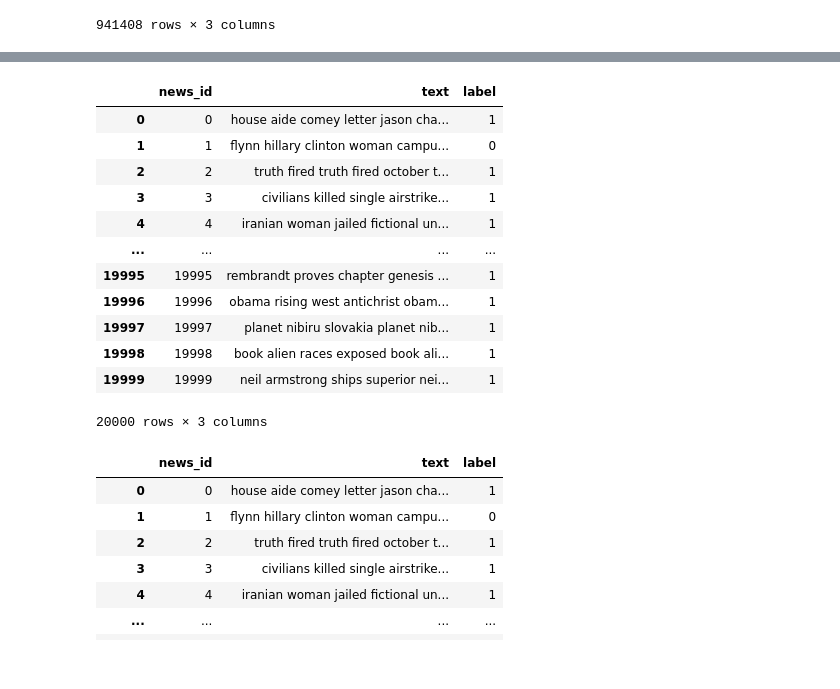
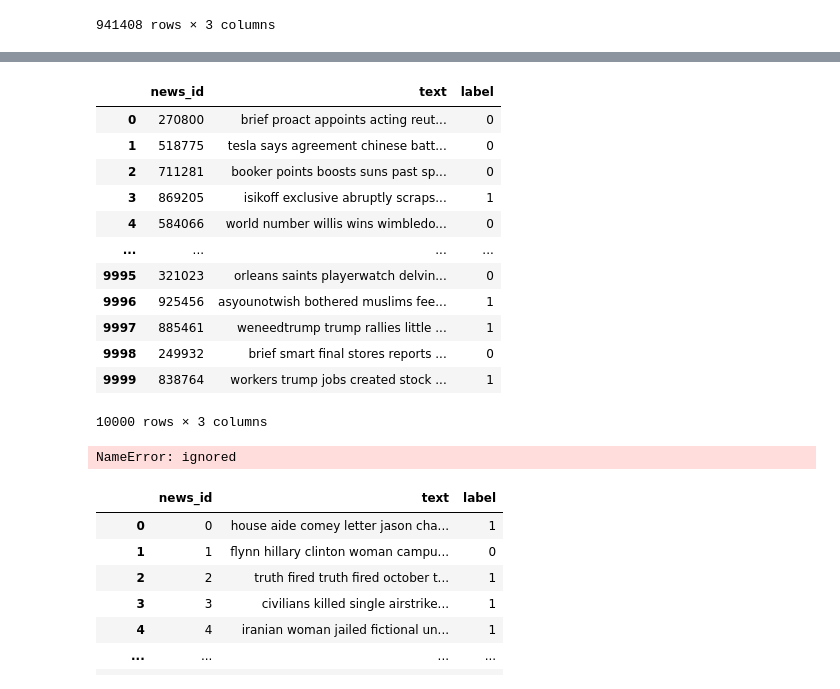
Before and after one commit to monash-tp37-project/iteration_1_model, a Jupyter notebook: news_class_model_keras.ipynb, the cells around one changed output, grey strips where cells are left out. Cells and saved outputs as stored; diff of their text form; code cells hidden in the pictures.

Commit message:
new data set size

```diff
--- a/news_class_model_keras.ipynb
+++ b/news_class_model_keras.ipynb
@@ -124,17 +142,18 @@ SQL_Query
 # %%
-news_sql_df = SQL_Query[0:20000]
-news_sql_df
+test_df = SQL_Query.sample(n=10000, random_state = 1)
+test_df.reset_index(drop=True,inplace=True)
+test_df
 # %% [output]
 |  | news_id | text | label |
-| 0 | 0 | house aide comey letter jason cha... | 1 |
-| 1 | 1 | flynn hillary clinton woman campu... | 0 |
-| 2 | 2 | truth fired truth fired october t... | 1 |
-| 3 | 3 | civilians killed single airstrike... | 1 |
-| 4 | 4 | iranian woman jailed fictional un... | 1 |
+| 0 | 270800 | brief proact appoints acting reut... | 0 |
+| 1 | 518775 | tesla says agreement chinese batt... | 0 |
+| 2 | 711281 | booker points boosts suns past sp... | 0 |
+| 3 | 869205 | isikoff exclusive abruptly scraps... | 1 |
+| 4 | 584066 | world number willis wins wimbledo... | 0 |
 | ... | ... | ... | ... |
-| 19995 | 19995 | rembrandt proves chapter genesis ... | 1 |
-| 19996 | 19996 | obama rising west antichrist obam... | 1 |
-| 19997 | 19997 | planet nibiru slovakia planet nib... | 1 |
-| 19998 | 19998 | book alien races exposed book ali... | 1 |
-| 19999 | 19999 | neil armstrong ships superior nei... | 1 |
+| 9995 | 321023 | orleans saints playerwatch delvin... | 0 |
+| 9996 | 925456 | asyounotwish bothered muslims fee... | 1 |
+| 9997 | 885461 | weneedtrump trump rallies little ... | 1 |
+| 9998 | 249932 | brief smart final stores reports ... | 0 |
+| 9999 | 838764 | workers trump jobs created stock ... | 1 |
-20000 rows × 3 columns
+10000 rows × 3 columns
@@ -141,3 +163,5 @@ news_sql_df
 # %%
-news_sql_df.to_csv(f'{current_dir}/drive/MyDrive/colab_data/news_sql_df.csv', index=False)
+#news_sql_df.to_csv(f'{current_dir}/drive/MyDrive/colab_data/news_sql_df.csv', index=False)
+# %% [output]
+NameError: ignored
 # %%
```
Also changed, not shown: parts of 20 cells of this notebook.
